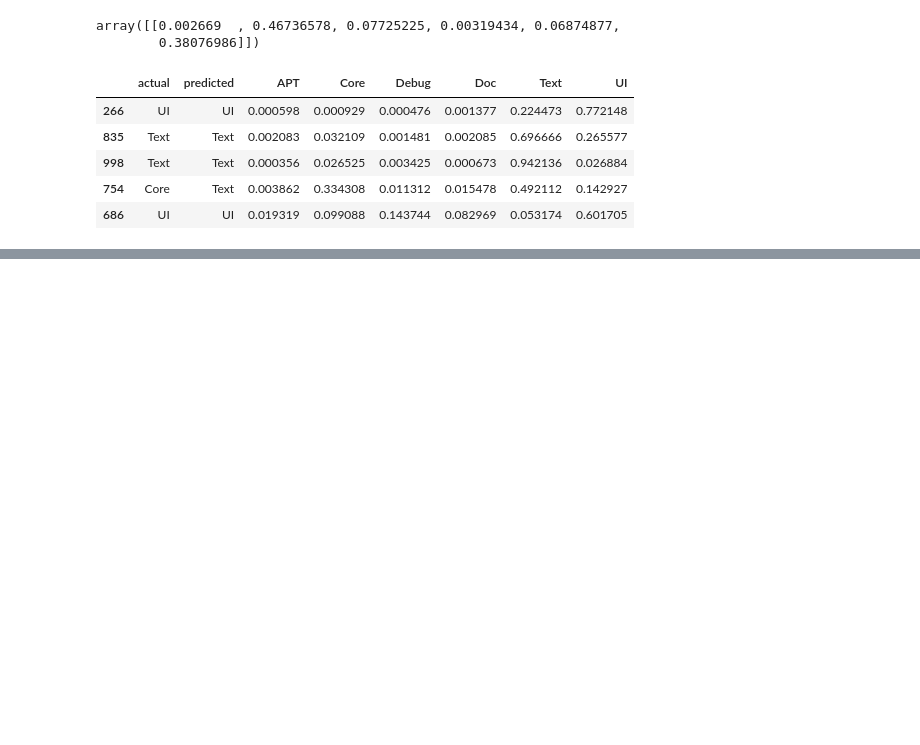
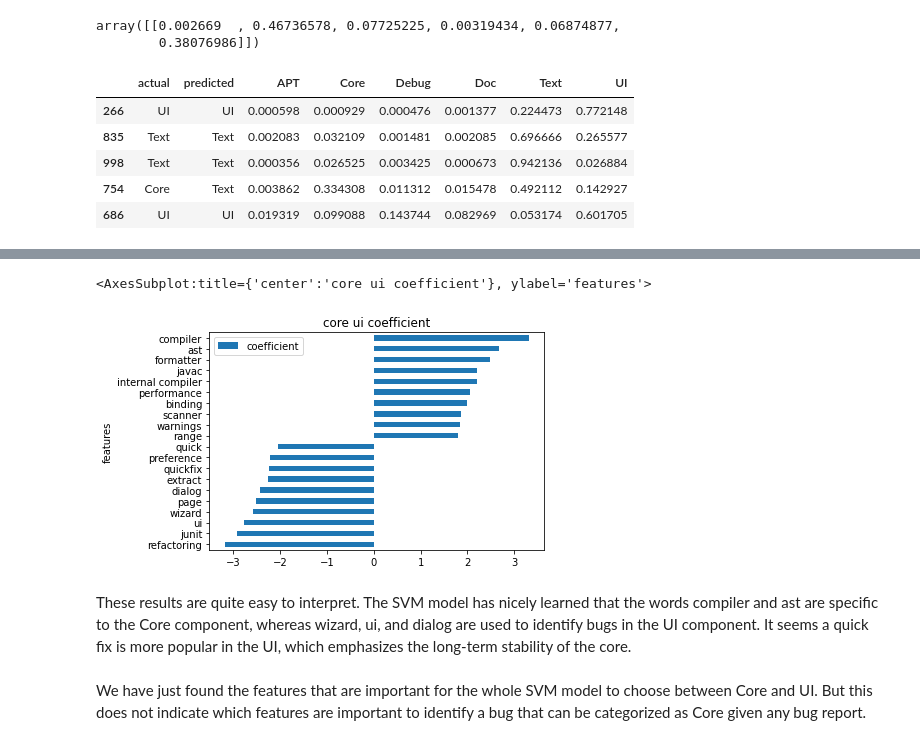
Before and after one commit to lkarjun/Text-Analysis-Workouts, a Jupyter notebook: 7. How to Explain Text Classifier/notebook.ipynb, the cells around one changed output, grey strips where cells are left out. Drawn from its saved outputs; the diff is of its cells as text; code cells hidden in the pictures; blank space fills up the shorter version.

Commit message:
reading in progress(measuring feature importants

```diff
--- a/7. How to Explain Text Classifier/notebook.ipynb
+++ b/7. How to Explain Text Classifier/notebook.ipynb
@@ -117,0 +183,26 @@ er[["actual", "predicted"] + class_names].sample(5, random_state=99)
+# %%
+vocabulary_positions = coef.argsort()
+vocabulary = tfidf.get_feature_names_out()
+# %%
+top_words = 10
+top_positive_coef = vocabulary_positions[-top_words:].tolist()
+top_negative_coef = vocabulary_positions[:top_words].tolist()
+# %%
+data = [[vocabulary[c], coef[c]] for c in top_negative_coef+top_positive_coef]
+# %%
+core_ui = pd.DataFrame(
+                data, columns=['features', 'coefficient']).sort_values("coefficient")
+# %%
+core_ui.set_index("features").plot.barh(title = 'core ui coefficient')
+# %% [output]
+<AxesSubplot:title={'center':'core ui coefficient'}, ylabel='features'>
+[figure, added]
+# %% [markdown]
+These results are quite easy to interpret. The SVM model has nicely learned that the
+words compiler and ast are specific to the Core component, whereas wizard, ui, and
+dialog are used to identify bugs in the UI component. It seems a quick fix is more
+popular in the UI, which emphasizes the long-term stability of the core.
+# %% [markdown]
+We have just found the features that are important for the whole SVM model to
+choose between Core and UI. But this does not indicate which features are important
+to identify a bug that can be categorized as Core given any bug report.
```
Also changed, not shown: parts of 22 cells of this notebook.
